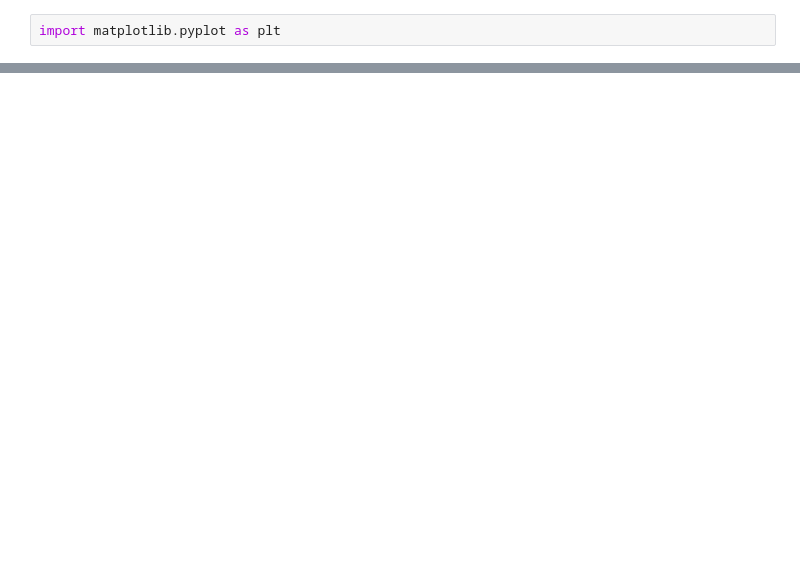
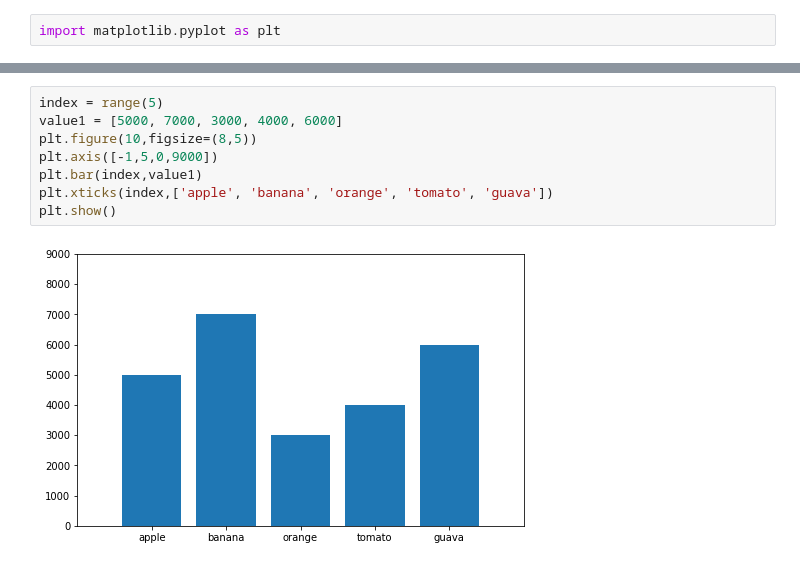
Before and after one commit to roberthsu2003/PythonForDataAnalysis, a Jupyter notebook: 上課內容13/lesson9/lesson9_1.ipynb, the cells around one changed output, grey strips where cells are left out. Drawn from its saved outputs; the diff is of its cells as text; blank space fills up the shorter version.

```diff
--- a/上課內容13/lesson9/lesson9_1.ipynb
+++ b/上課內容13/lesson9/lesson9_1.ipynb
@@ -75,3 +58,13 @@ plt.show()
+# %%
+index = range(5)
+value1 = [5000, 7000, 3000, 4000, 6000]
+plt.figure(10,figsize=(8,5))
+plt.axis([-1,5,0,9000])
+plt.bar(index,value1)
+plt.xticks(index,['apple', 'banana', 'orange', 'tomato', 'guava'])
+plt.show()
+# %% [output]
+[figure, added]
 # %%
 index = range(5)
 value1 = [5000, 7000, 3000, 4000, 6000]
```
Also changed, not shown: parts of 9 cells of this notebook, 24 other files.
